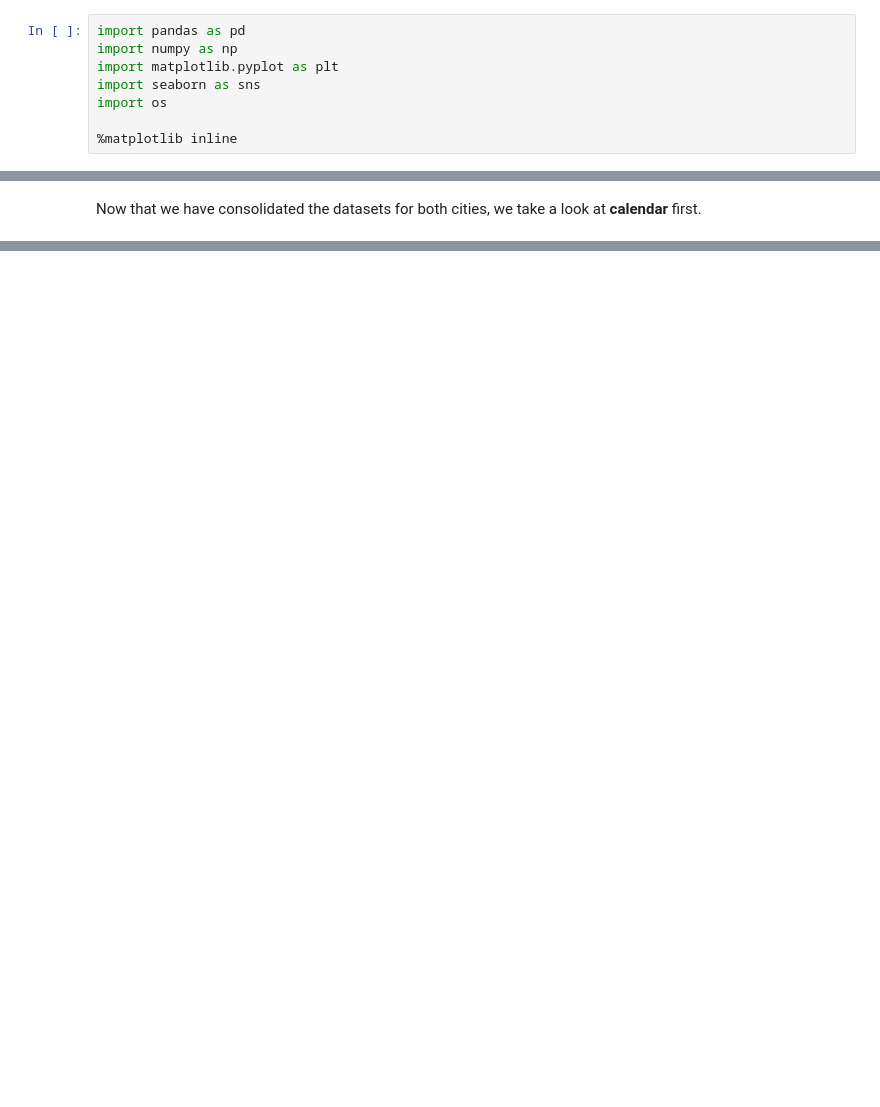
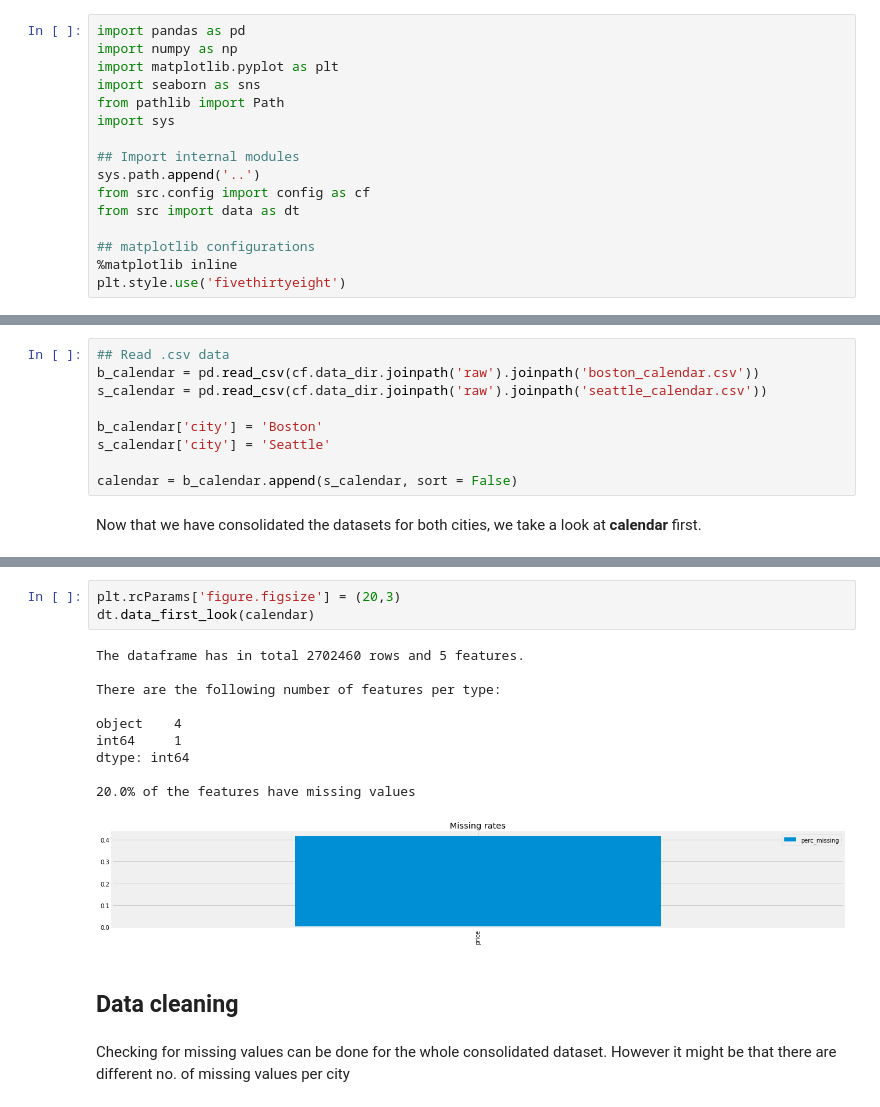
Before and after one commit to emiliozamorano15/dsblog_airbnb, a Jupyter notebook: notebooks/01-eza-initial-data-exploration.ipynb, the cells around one changed output, grey strips where cells are left out. Cells and saved outputs as stored; diff of their text form; blank space fills up the shorter version.

Commit message:
first analysis done, second analysis on progress

```diff
--- a/notebooks/01-eza-initial-data-exploration.ipynb
+++ b/notebooks/01-eza-initial-data-exploration.ipynb
@@ -7,6 +7,14 @@ import pandas as pd
 import numpy as np
 import matplotlib.pyplot as plt
 import seaborn as sns
-import os
+from pathlib import Path
+import sys
 
+## Import internal modules
+sys.path.append('..')
+from src.config import config as cf
+from src import data as dt
+
+## matplotlib configurations
 %matplotlib inline
+plt.style.use('fivethirtyeight')
@@ -34,2 +21,11 @@ reviews = b_reviews.append(s_reviews, sort = False)
+# %%
+## Read .csv data
+b_calendar = pd.read_csv(cf.data_dir.joinpath('raw').joinpath('boston_calendar.csv'))
+s_calendar = pd.read_csv(cf.data_dir.joinpath('raw').joinpath('seattle_calendar.csv'))
+
+b_calendar['city'] = 'Boston'
+s_calendar['city'] = 'Seattle'
+
+calendar = b_calendar.append(s_calendar, sort = False)
 # %% [markdown]
 Now that we have consolidated the datasets for both cities, we take a look at **calendar** first.
@@ -65 +32,19 @@ Name: city, Length: 2702460, dtype: object>
+# %%
+plt.rcParams['figure.figsize'] = (20,3)
+dt.data_first_look(calendar)
+# %% [output]
+The dataframe has in total 2702460 rows and 5 features.
+
+There are the following number of features per type:
+
+object    4
+int64     1
+dtype: int64
+
+20.0% of the features have missing values
+[figure, added]
+# %% [markdown]
+## Data cleaning
+# %% [markdown]
+Checking for missing values can be done for the whole consolidated dataset. However it might be that there are different no. of missing values per city
 # %%
```
Also changed, not shown: parts of 23 cells of this notebook, 5 other files.
